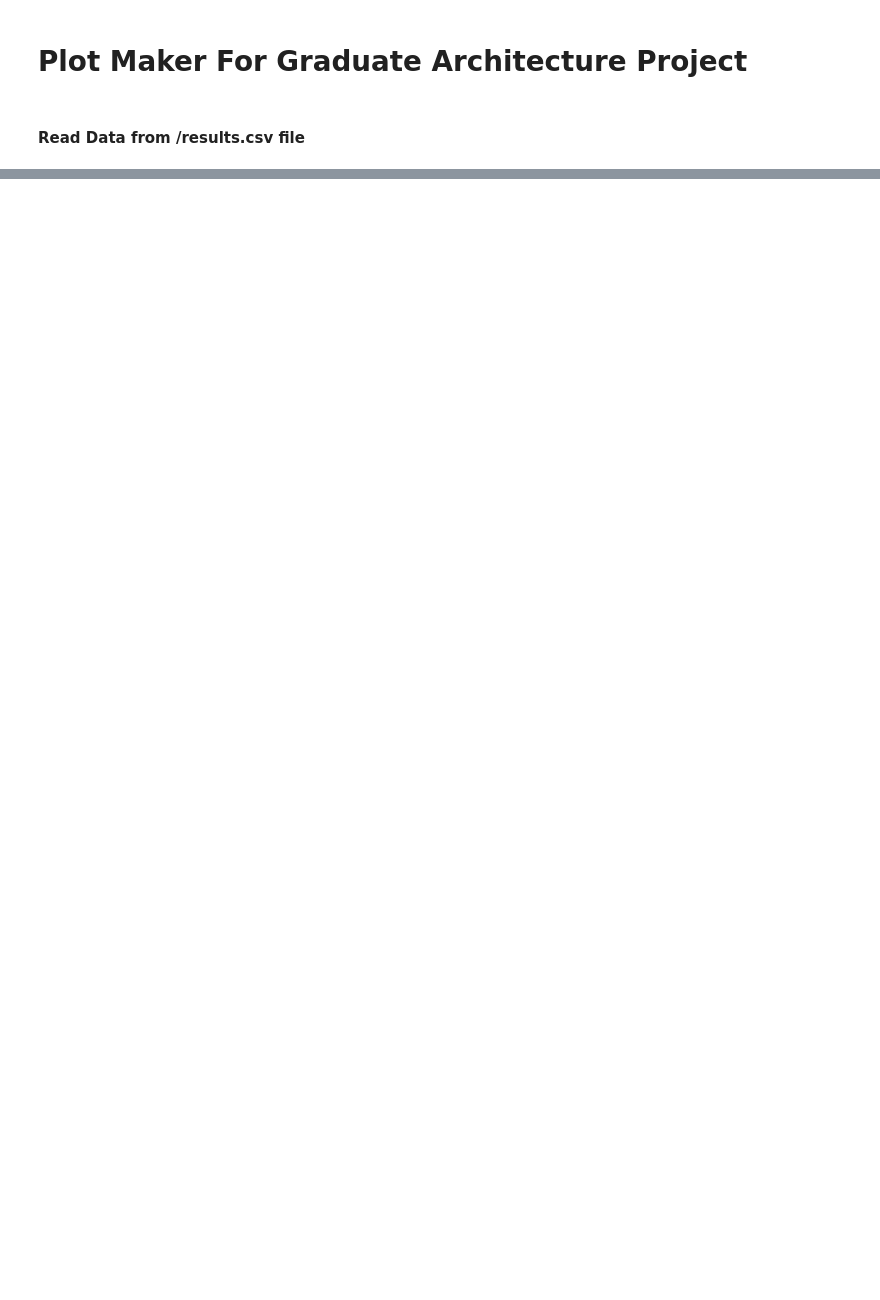
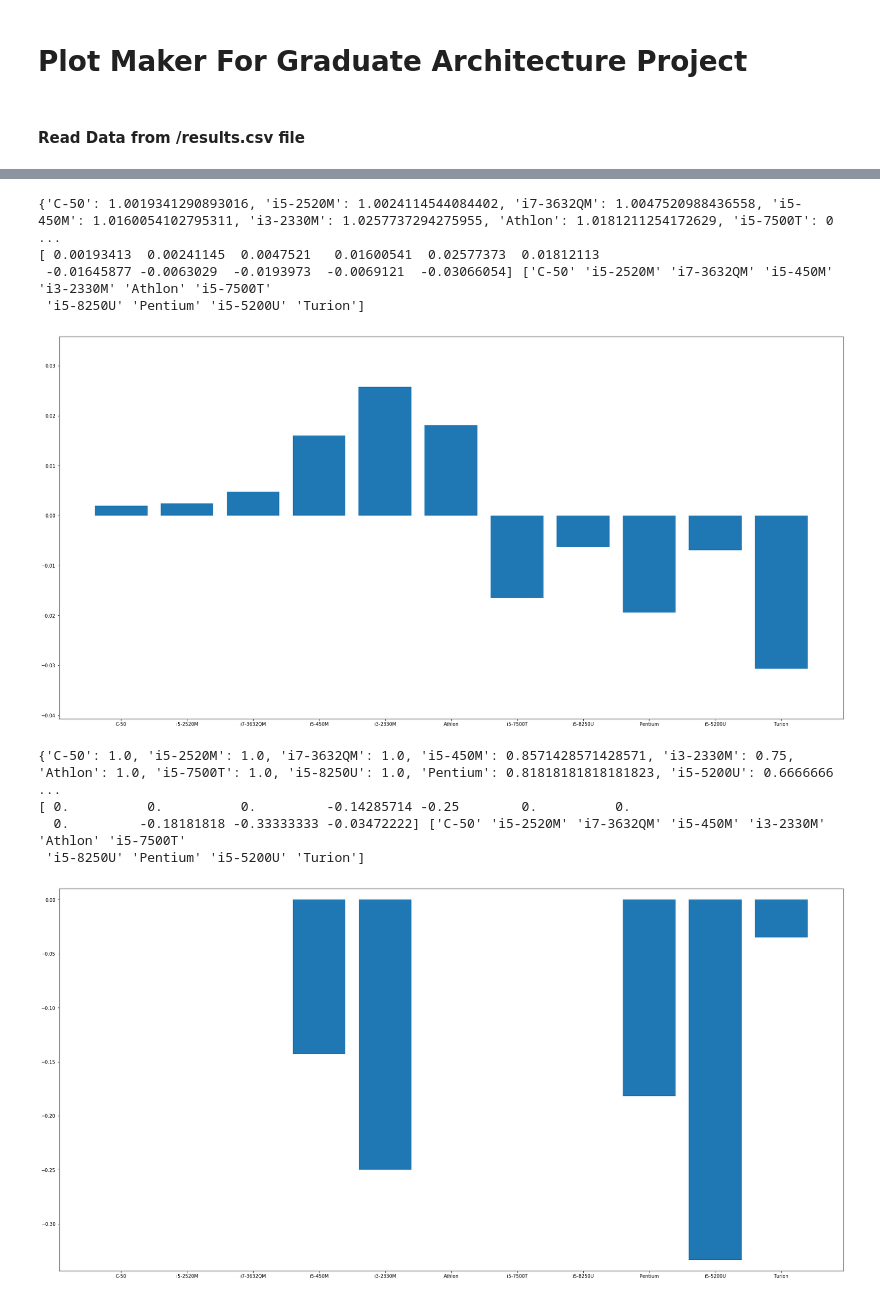
Before and after one commit to RyanKarl/grad_arch_project, a Jupyter notebook: plots/plot_maker.ipynb, the cells around one changed output, grey strips where cells are left out. Cells and saved outputs as stored; diff of their text form; code cells hidden in the pictures; blank space fills up the shorter version.

```diff
--- a/plots/plot_maker.ipynb
+++ b/plots/plot_maker.ipynb
@@ -7,8 +7,10 @@ import pandas as pd
 import matplotlib.pyplot as plt
 import numpy as np
 import results_scraper
+import math
 
 df_headers = ["testID", "Processor", "L1i", "L1d", "L2", "Kernel", "Bugs", "aobench", "aobenchv", "cyclictest", "cyclictestv", "primesieve", "primesievev", "pybench", "pybenchv", "ramspeed", "ramspeedv"]
+Test = ["aobench", "cyclictest", "primesieve", "pybench", "ramspeed"]
 # %% [markdown]
 #### Read Data from /results.csv file
 # %%
@@ -37,11 +17,0 @@ tests = [10015,10244,12948,14077,14857,18323,19340,20361,21364,21418,22108,2483,
-# %%
-# results_scraper.pull_test(str(tests[0]))
-# df1 = pd.DataFrame(results_scraper.pull_test(str(tests[0]))
-df1 = pd.DataFrame()
-for test in tests:
-#     print(np.array(results_scraper.pull_test(str(test)),dtype=object))
-    data = pd.DataFrame(results_scraper.pull_test(str(test)))
-    data = data.transpose()
-    df1 = df1.append(data)
-    print(data)
-#     df1
@@ -91,0 +25,43 @@ df1.to_csv("DataFrame_out.csv")
+# %%
+
+for test in Test:
+    speedup = {}
+    for proc in df.Shortname.unique():
+
+        normal_array = np.zeros(2)
+
+        dfTemp = pd.DataFrame()
+        dfTemp = df.loc[df['Shortname'] == proc].sort_values(by=['Patched'])
+        dfTemp.reset_index(drop=True)
+        normal_array = dfTemp[test].tolist()
+        speedup[proc] = normal_array[0]/normal_array[1]
+        dfTemp.plot.bar(stacked=True);
+
+    print (speedup)
+    x, y = zip(*(speedup.items()))
+    xdata, ydata = np.array(x), np.array(y)
+
+
+    ydata = ydata -1
+    xn = range(len(x))
+    yn = range(len(y))
+    print(ydata,xdata)
+
+    plt.figure(figsize=(30,15))
+    axes = plt.gca()
+    axes.set_ylim([ydata.min()-0.01,ydata.max()+0.01])
+    plt.bar(xn,ydata)
+    plt.xticks(xn,xdata)
+    plt.savefig(test+'_speedup.png', bbox_inches='tight')
+    plt.show()
+# %% [output]
+{'C-50': 1.0019341290893016, 'i5-2520M': 1.0024114544084402, 'i7-3632QM': 1.0047520988436558, 'i5-450M': 1.0160054102795311, 'i3-2330M': 1.0257737294275955, 'Athlon': 1.0181211254172629, 'i5-7500T': 0 ...
+[ 0.00193413  0.00241145  0.0047521   0.01600541  0.02577373  0.01812113
+ -0.01645877 -0.0063029  -0.0193973  -0.0069121  -0.03066054] ['C-50' 'i5-2520M' 'i7-3632QM' 'i5-450M' 'i3-2330M' 'Athlon' 'i5-7500T'
+ 'i5-8250U' 'Pentium' 'i5-5200U' 'Turion']
+[figure, added]
+{'C-50': 1.0, 'i5-2520M': 1.0, 'i7-3632QM': 1.0, 'i5-450M': 0.8571428571428571, 'i3-2330M': 0.75, 'Athlon': 1.0, 'i5-7500T': 1.0, 'i5-8250U': 1.0, 'Pentium': 0.81818181818181823, 'i5-5200U': 0.6666666 ...
+[ 0.          0.          0.         -0.14285714 -0.25        0.          0.
+  0.         -0.18181818 -0.33333333 -0.03472222] ['C-50' 'i5-2520M' 'i7-3632QM' 'i5-450M' 'i3-2330M' 'Athlon' 'i5-7500T'
+ 'i5-8250U' 'Pentium' 'i5-5200U' 'Turion']
+[figure, added]
```
Also changed, not shown: parts of 10 cells of this notebook.
